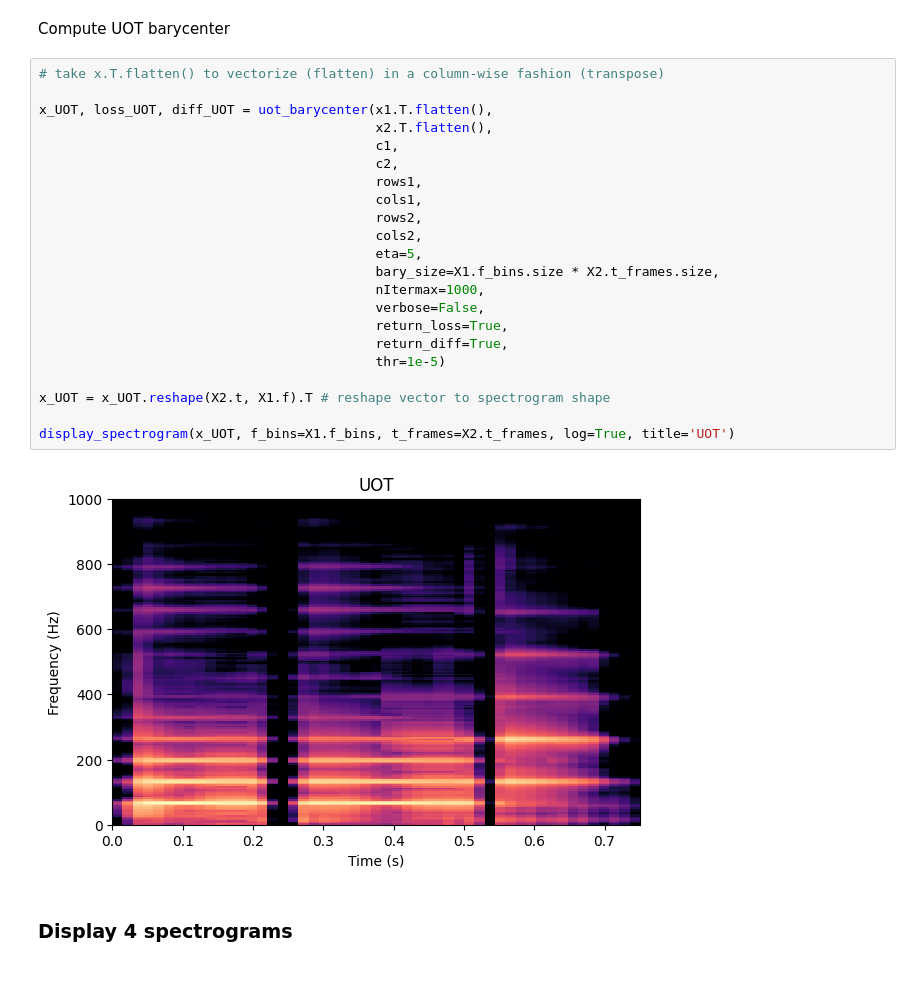
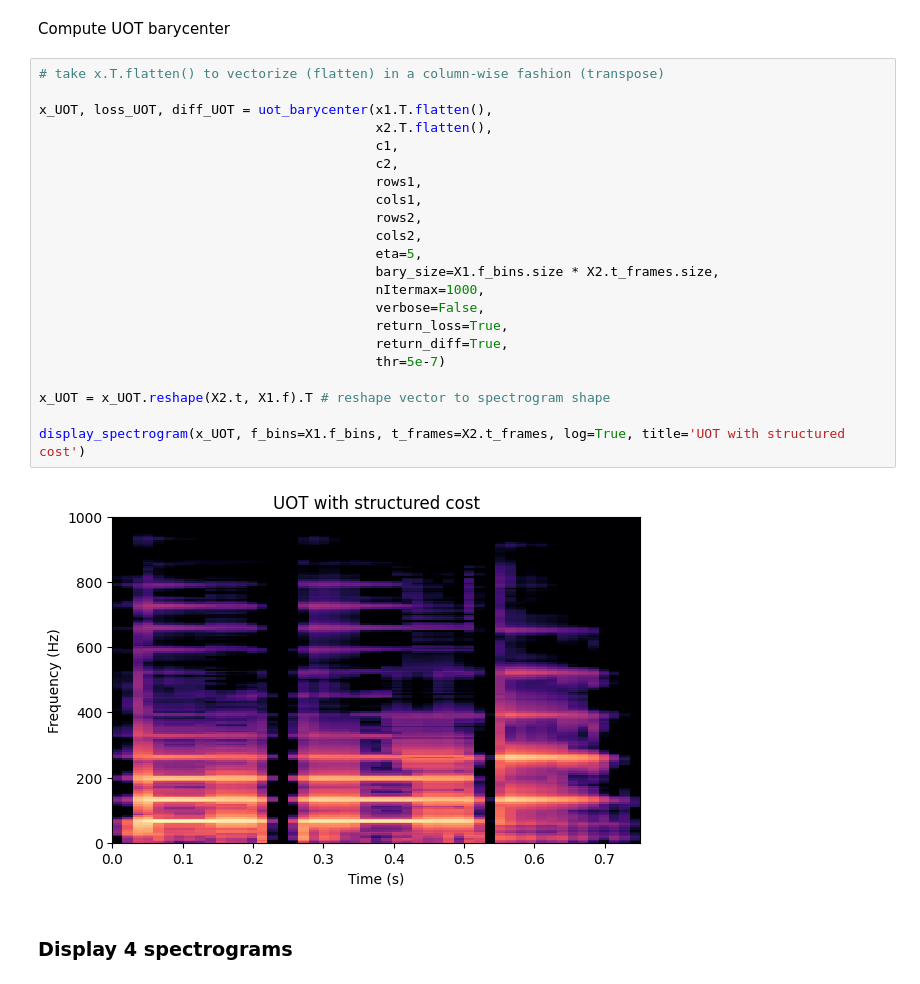
Before and after one commit to davidvaldiviad/fusion-ot, a Jupyter notebook: paper_figures.ipynb, the cells around one changed output. Saved outputs shown, nothing was run; the diff lists cells and outputs as text.

```diff
--- a/paper_figures.ipynb
+++ b/paper_figures.ipynb
@@ -178,27 +179,27 @@ Compute UOT barycenter
 # %%
 # take x.T.flatten() to vectorize (flatten) in a column-wise fashion (transpose)
 
 x_UOT, loss_UOT, diff_UOT = uot_barycenter(x1.T.flatten(),
                                            x2.T.flatten(),
                                            c1,
                                            c2,
                                            rows1,
                                            cols1,
                                            rows2,
                                            cols2,
                                            eta=5,
                                            bary_size=X1.f_bins.size * X2.t_frames.size,
                                            nItermax=1000,
                                            verbose=False,
                                            return_loss=True,
                                            return_diff=True,
-                                           thr=1e-5)
+                                           thr=5e-7)
 
 x_UOT = x_UOT.reshape(X2.t, X1.f).T # reshape vector to spectrogram shape
 
-display_spectrogram(x_UOT, f_bins=X1.f_bins, t_frames=X2.t_frames, log=True, title='UOT')
+display_spectrogram(x_UOT, f_bins=X1.f_bins, t_frames=X2.t_frames, log=True, title='UOT with structured cost')
 # %% [output]
-[figure, old version]
+[figure, new version]
 # %% [markdown]
 ### Display 4 spectrograms
 # %%
```
Also changed, not shown: parts of 36 cells of this notebook, 27 other files.
